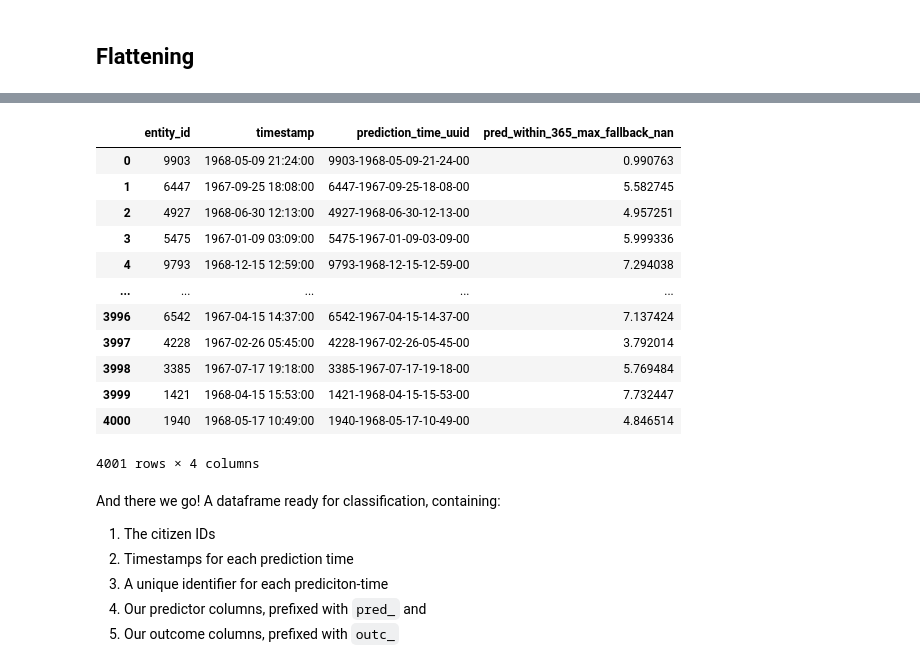
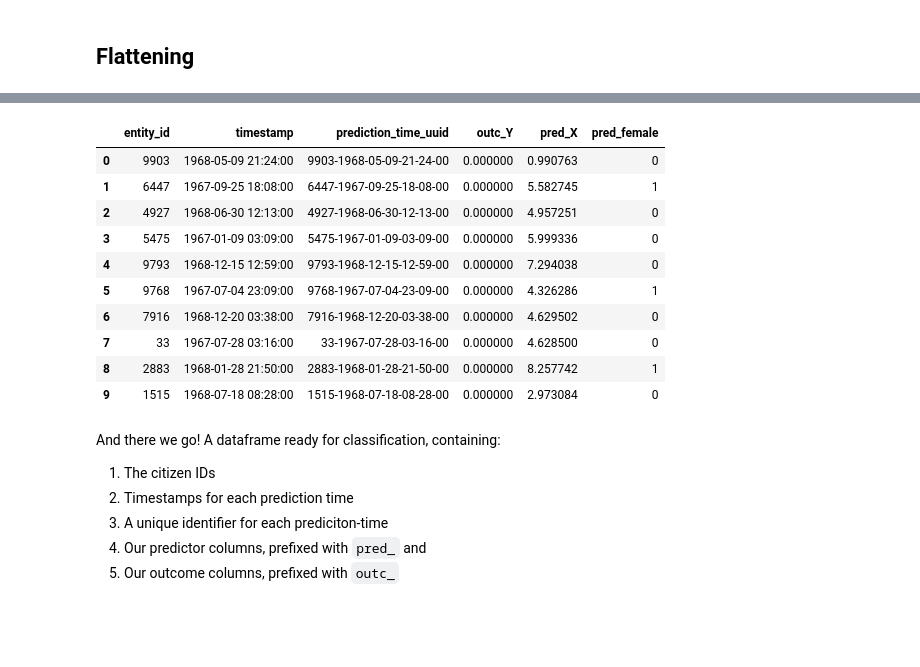
Before and after one commit to Aarhus-Psychiatry-Research/timeseriesflattener, a Jupyter notebook: docs/tutorials/01_basic.ipynb, the cells around one changed output, grey strips where cells are left out. Cells and saved outputs as stored; diff of their text form; code cells hidden in the pictures; blank space fills up the shorter version.

```diff
--- a/docs/tutorials/01_basic.ipynb
+++ b/docs/tutorials/01_basic.ipynb
@@ -325,22 +325,29 @@ skim(df)
-# %%
-# For displayability, only show one col
-shortened_col = "pred_X_within_365_max_fallback_nan"
-df = df.rename({"pred_predictor_name_within_730_days_mean_fallback_nan": shortened_col}, axis=1)
-df[["entity_id", "timestamp", "prediction_time_uuid", shortened_col]]
-# %% [output]
-|  | entity_id | timestamp | prediction_time_uuid | pred_within_365_max_fallback_nan |
-| 0 | 9903 | 1968-05-09 21:24:00 | 9903-1968-05-09-21-24-00 | 0.990763 |
-| 1 | 6447 | 1967-09-25 18:08:00 | 6447-1967-09-25-18-08-00 | 5.582745 |
-| 2 | 4927 | 1968-06-30 12:13:00 | 4927-1968-06-30-12-13-00 | 4.957251 |
-| 3 | 5475 | 1967-01-09 03:09:00 | 5475-1967-01-09-03-09-00 | 5.999336 |
-| 4 | 9793 | 1968-12-15 12:59:00 | 9793-1968-12-15-12-59-00 | 7.294038 |
-| ... | ... | ... | ... | ... |
-| 3996 | 6542 | 1967-04-15 14:37:00 | 6542-1967-04-15-14-37-00 | 7.137424 |
-| 3997 | 4228 | 1967-02-26 05:45:00 | 4228-1967-02-26-05-45-00 | 3.792014 |
-| 3998 | 3385 | 1967-07-17 19:18:00 | 3385-1967-07-17-19-18-00 | 5.769484 |
-| 3999 | 1421 | 1968-04-15 15:53:00 | 1421-1968-04-15-15-53-00 | 7.732447 |
-| 4000 | 1940 | 1968-05-17 10:49:00 | 1940-1968-05-17-10-49-00 | 4.846514 |
-4001 rows × 4 columns
+# %%
+# For displayability, shorten col names
+shortened_pred = "pred_X"
+shortened_outcome = "outc_Y"
+
+df = df.rename(
+    {
+        "pred_predictor_name_within_730_days_mean_fallback_nan": shortened_pred,
+        "outc_outcome_name_within_365_days_maximum_fallback_0_dichotomous": shortened_outcome,
+    },
+    axis=1,
+)
+
+df[0:10].style.set_table_attributes('style="font-size: 14px"')
+# %% [output]
+|  | entity_id | timestamp | prediction_time_uuid | outc_Y | pred_X | pred_female |
+| 0 | 9903 | 1968-05-09 21:24:00 | 9903-1968-05-09-21-24-00 | 0.000000 | 0.990763 | 0 |
+| 1 | 6447 | 1967-09-25 18:08:00 | 6447-1967-09-25-18-08-00 | 0.000000 | 5.582745 | 1 |
+| 2 | 4927 | 1968-06-30 12:13:00 | 4927-1968-06-30-12-13-00 | 0.000000 | 4.957251 | 0 |
+| 3 | 5475 | 1967-01-09 03:09:00 | 5475-1967-01-09-03-09-00 | 0.000000 | 5.999336 | 0 |
+| 4 | 9793 | 1968-12-15 12:59:00 | 9793-1968-12-15-12-59-00 | 0.000000 | 7.294038 | 0 |
+| 5 | 9768 | 1967-07-04 23:09:00 | 9768-1967-07-04-23-09-00 | 0.000000 | 4.326286 | 1 |
+| 6 | 7916 | 1968-12-20 03:38:00 | 7916-1968-12-20-03-38-00 | 0.000000 | 4.629502 | 0 |
+| 7 | 33 | 1967-07-28 03:16:00 | 33-1967-07-28-03-16-00 | 0.000000 | 4.628500 | 0 |
+| 8 | 2883 | 1968-01-28 21:50:00 | 2883-1968-01-28-21-50-00 | 0.000000 | 8.257742 | 1 |
+| 9 | 1515 | 1968-07-18 08:28:00 | 1515-1968-07-18-08-28-00 | 0.000000 | 2.973084 | 0 |
 # %% [markdown]
 And there we go! A dataframe ready for classification, containing:
 1. The citizen IDs
```
Also changed, not shown: parts of 16 cells of this notebook, 5 other files.
